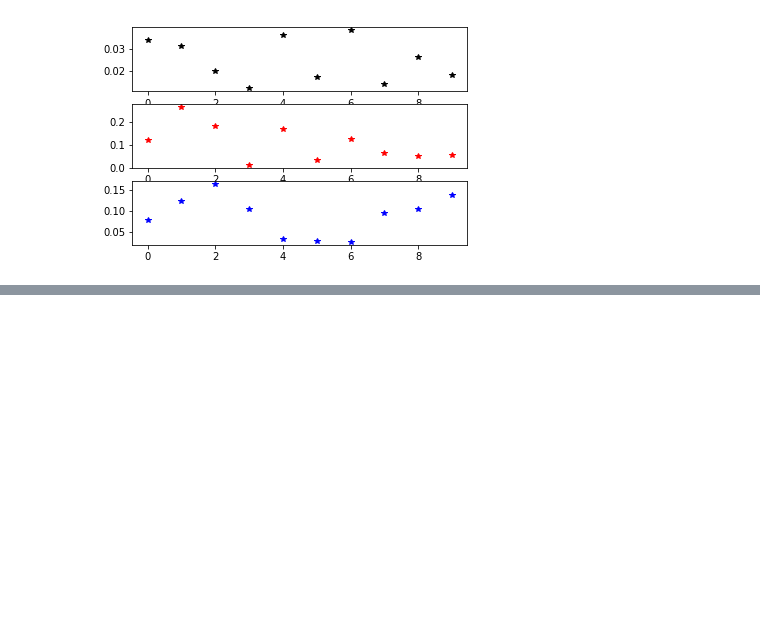
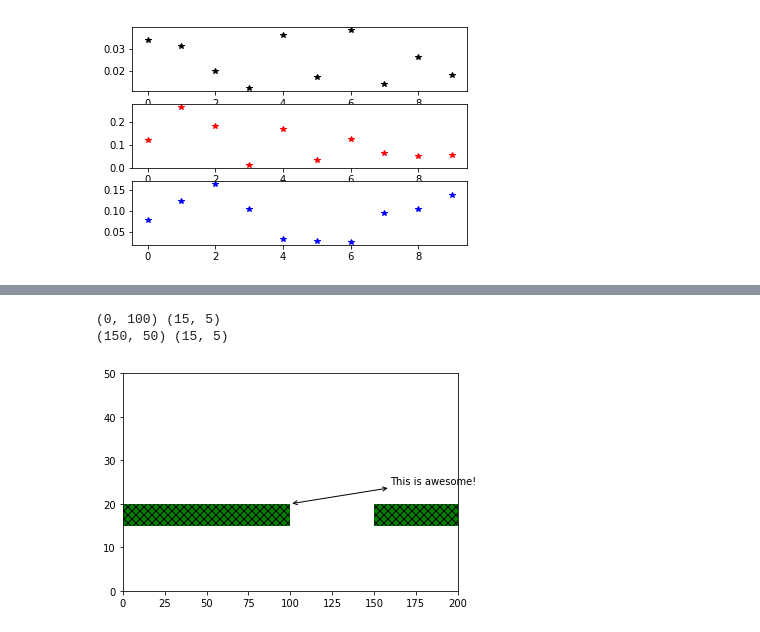
Before and after one commit to yogeshVU/matplotlib_apps, a Jupyter notebook: matplotlib_barchart.ipynb, the cells around one changed output, grey strips where cells are left out. Drawn from its saved outputs; the diff is of its cells as text; code cells hidden in the pictures; blank space fills up the shorter version.

```diff
--- a/matplotlib_barchart.ipynb
+++ b/matplotlib_barchart.ipynb
@@ -138,0 +208,36 @@ plt.show()
+# %%
+import matplotlib.pyplot as plt
+# plot a line, implicitly creating a subplot(111)
+#plt.plot([1,2,3])
+# now create a subplot which represents the top plot of a grid
+# with 2 rows and 1 column. Since this subplot will overlap the
+# first, the plot (and its axes) previously created, will be removed
+ax = plt.subplot(111)
+
+#plt.plot([1,2,1])
+
+ax.set_xlim([0, 200])
+ax.set_ylim([0, 50])
+
+bars_collection_xx =[(00, 100),(150, 50)]
+bars_collection_yy = (15,5)
+for xx in bars_collection_xx:
+    print xx,bars_collection_yy
+    ax.broken_barh([xx], bars_collection_yy, facecolors='g',hatch='xxx')
+
+plt.annotate('This is awesome!',
+             xy=(100, 20),
+             xycoords='data',
+             textcoords='offset points',
+             arrowprops=dict(arrowstyle="<->"))
+
+
+#plt.setp(plt.subplot(111).get_xticklabels(), visible=False)
+#plt.setp(plt.subplot(111).get_yticklabels(), visible=False)
+
+
+plt.show()
+# %% [output]
+(0, 100) (15, 5)
+(150, 50) (15, 5)
+[figure, added]
```
Also changed, not shown: parts of 17 cells of this notebook, 1 other file.
